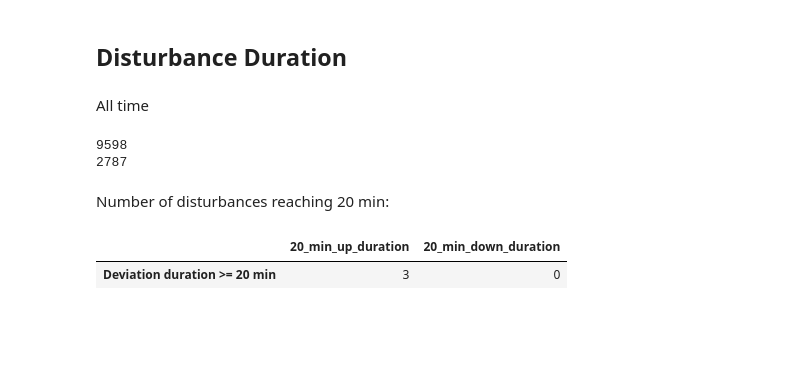
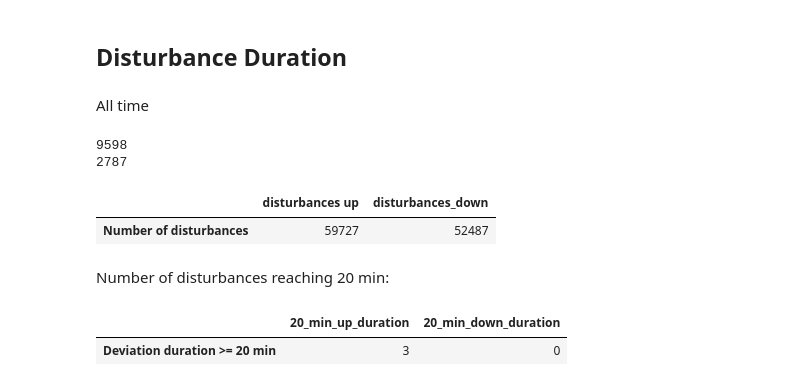
Before and after one commit to HermanCoding/frequency_deviation, a Jupyter notebook: visualize_data.ipynb, the cells around one changed output. Drawn from its saved outputs; the diff is of its cells as text; code cells hidden in the pictures; blank space fills up the shorter version.

```diff
--- a/visualize_data.ipynb
+++ b/visualize_data.ipynb
@@ -375,6 +375,16 @@ print(nr_dist_under_2_over_1_seconds_up.count())
 # %% [output]
 9598
 2787
+# %%
+count = pd.DataFrame({
+    'disturbances up': df['count_disturbances_up'].count(),
+    'disturbances_down': df['count_disturbances_down'].count()
+}, index=['Number of disturbances'])
+
+count
+# %% [output]
+|  | disturbances up | disturbances_down |
+| Number of disturbances | 59727 | 52487 |
 # %% [markdown]
 Number of disturbances reaching 20 min:
 # %%
```
Also changed, not shown: parts of 1 cell of this notebook.
